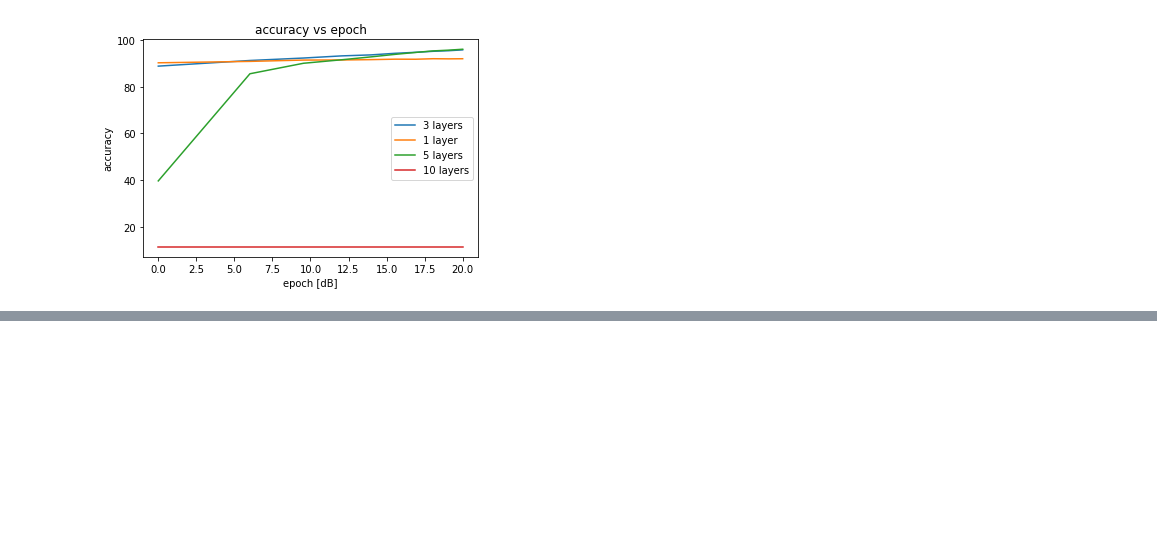
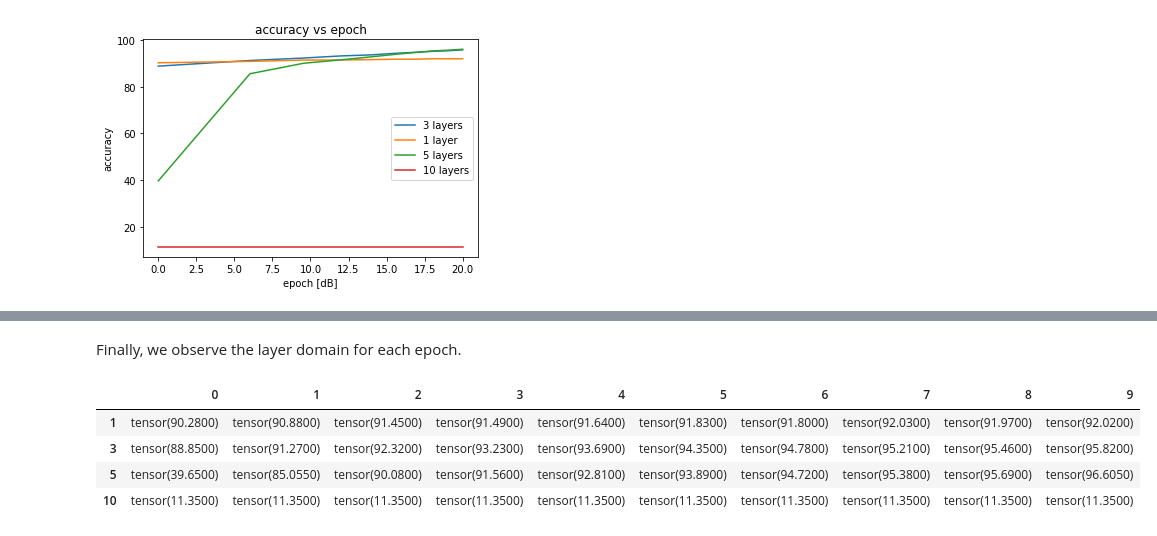
Before and after one commit to lduran2/CIS3715_DataScience_2022, a Jupyter notebook: Lab10/Lab10.ipynb, the cells around one changed output, grey strips where cells are left out. Cells and saved outputs as stored; diff of their text form; code cells hidden in the pictures; blank space fills up the shorter version.

```diff
--- a/Lab10/Lab10.ipynb
+++ b/Lab10/Lab10.ipynb
@@ -729,0 +759,15 @@ fig.show()
+# %% [markdown]
+Finally,
+we observe the layer domain for each epoch.
+# %%
+#transpose the accuracies
+#rename indices to just the # of layers without unit
+#sort by the number of layers
+accuracies2_vs_layers = accuracies2.transpose().rename(index=dict(zip(model2_names, nos_of_layers))).sort_index()
+accuracies2_vs_layers
+# %% [output]
+|  | 0 | 1 | 2 | 3 | 4 | 5 | 6 | 7 | 8 | 9 |
+| 1 | tensor(90.2800) | tensor(90.8800) | tensor(91.4500) | tensor(91.4900) | tensor(91.6400) | tensor(91.8300) | tensor(91.8000) | tensor(92.0300) | tensor(91.9700) | tensor(92.0200) |
+| 3 | tensor(88.8500) | tensor(91.2700) | tensor(92.3200) | tensor(93.2300) | tensor(93.6900) | tensor(94.3500) | tensor(94.7800) | tensor(95.2100) | tensor(95.4600) | tensor(95.8200) |
+| 5 | tensor(39.6500) | tensor(85.0550) | tensor(90.0800) | tensor(91.5600) | tensor(92.8100) | tensor(93.8900) | tensor(94.7200) | tensor(95.3800) | tensor(95.6900) | tensor(96.6050) |
+| 10 | tensor(11.3500) | tensor(11.3500) | tensor(11.3500) | tensor(11.3500) | tensor(11.3500) | tensor(11.3500) | tensor(11.3500) | tensor(11.3500) | tensor(11.3500) | tensor(11.3500) |
```
Also changed, not shown: parts of 4 cells of this notebook.
